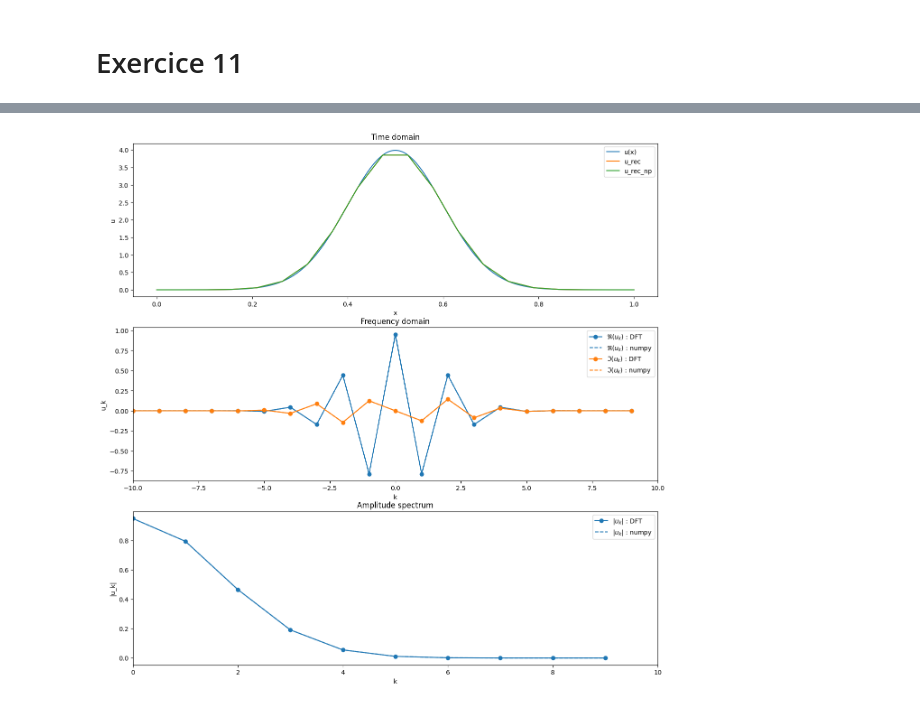
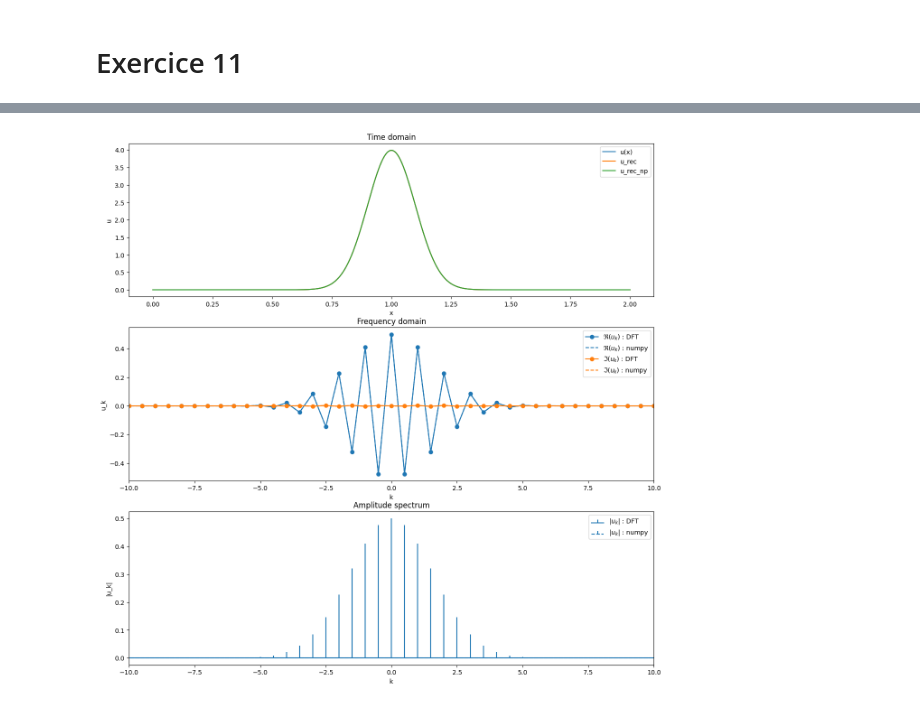
Before and after one commit to sablonl/LPHYS1303-Notebooks, a Jupyter notebook: Spectral.ipynb, the cells around one changed output, grey strips where cells are left out. Cells and saved outputs as stored; diff of their text form; code cells hidden in the pictures.

```diff
--- a/Spectral.ipynb
+++ b/Spectral.ipynb
@@ -51,7 +53,6 @@ def IDFT(X):
     return X @ M
 # %%
 def plot_DFT(k, x, u_k, u_rec, u_k_np, u_rec_np, x_all, u_all, bounds=(-10, 10)):
-    # Plot
     fig, ax = plt.subplots(3, figsize=(15, 15))
 
     ax[0].plot(x_all, u_all, label="u(x)", c='C0')
@@ -74,10 +75,11 @@ def plot_DFT(k, x, u_k, u_rec, u_k_np, u_rec_np, x_all, u_all, bounds=(-10, 10))
     ax[1].set_ylabel("u_k")
     ax[1].legend()
 
-    ax[2].plot(k, np.abs(u_k), 'o-', label="$|u_k|$ : DFT", c='C0')
-    ax[2].plot(k, np.abs(u_k_np), label="$|u_k|$ : numpy",
-               c='C0', linestyle='--')
-    ax[2].set_xbound(0.0, bounds[1])
+    ax[2].stem(k, np.abs(u_k), \
+         markerfmt=" ", basefmt="C0", label="$|u_k|$ : DFT")
+    ax[2].stem(k, np.abs(u_k_np), \
+           markerfmt=" ", basefmt="C0--", label="$|u_k|$ : numpy")
+    ax[2].set_xbound(bounds[0], bounds[1])
     ax[2].set_title("Amplitude spectrum")
     ax[2].set_xlabel("k")
     ax[2].set_ylabel("|u_k|")
@@ -127,29 +127,27 @@ Temps de calcul pour N = 20 avec numpy :
 # %%
 # Test 2: spectre continu
-x_all = np.linspace(0, 1, 5000)
-mu, sigma = 0.5, 0.1
-u_all = np.exp(- (x_all - mu)**2 / (2 * sigma**2)) / (sigma * np.sqrt(2 * np.pi))
+mu, sigma = 1.0, 0.1
+L = 2.0
+f = lambda x: np.exp(- (x - mu)**2 / (2 * sigma**2)) / (sigma * np.sqrt(2 * np.pi))
+
+x_all = np.linspace(0, L, 5000)
+u_all = f(x_all)
 u_analytic = lambda k: np.exp(1j * k * mu - (sigma*k)**2 / 2) / np.sqrt(2 * np.pi) # unused
 
-N = 20
-x = np.linspace(0, 1, N)
-u = np.exp(- (x - mu)**2 / (2 * sigma**2)) / (sigma * np.sqrt(2 * np.pi))
+N = 2**10
+x = np.linspace(0, L, N)
+u = f(x)
 if N % 2 == 0:
     k = np.arange(-N/2, N/2).reshape((N, 1))
 else:
     k = np.arange(-(N-1)/2, (N-1)/2 + 1).reshape((N, 1))
 
-print(f"Temps de calcul pour N = {N} avec DFT :")
-%timeit DFT(u)
-
 u_k = DFT(u)
 u_rec = IDFT(u_k)
 
 # Via numpy
-print(f"Temps de calcul pour N = {N} avec numpy :")
-%timeit fftshift(fft(u)) / N
 u_k_np = fftshift(fft(u)) / N
 u_rec_np = ifft(ifftshift(u_k_np)) * N
 
-plot_DFT(k, x, u_k, u_rec, u_k_np, u_rec_np, x_all, u_all)
+plot_DFT(k/L, x, u_k, u_rec, u_k_np, u_rec_np, x_all, u_all)
 # %% [output]
@@ -160 +154 @@ Temps de calcul pour N = 20 avec numpy :
-[figure, old version]
+[figure, new version]
```
Also changed, not shown: parts of 13 cells of this notebook.
